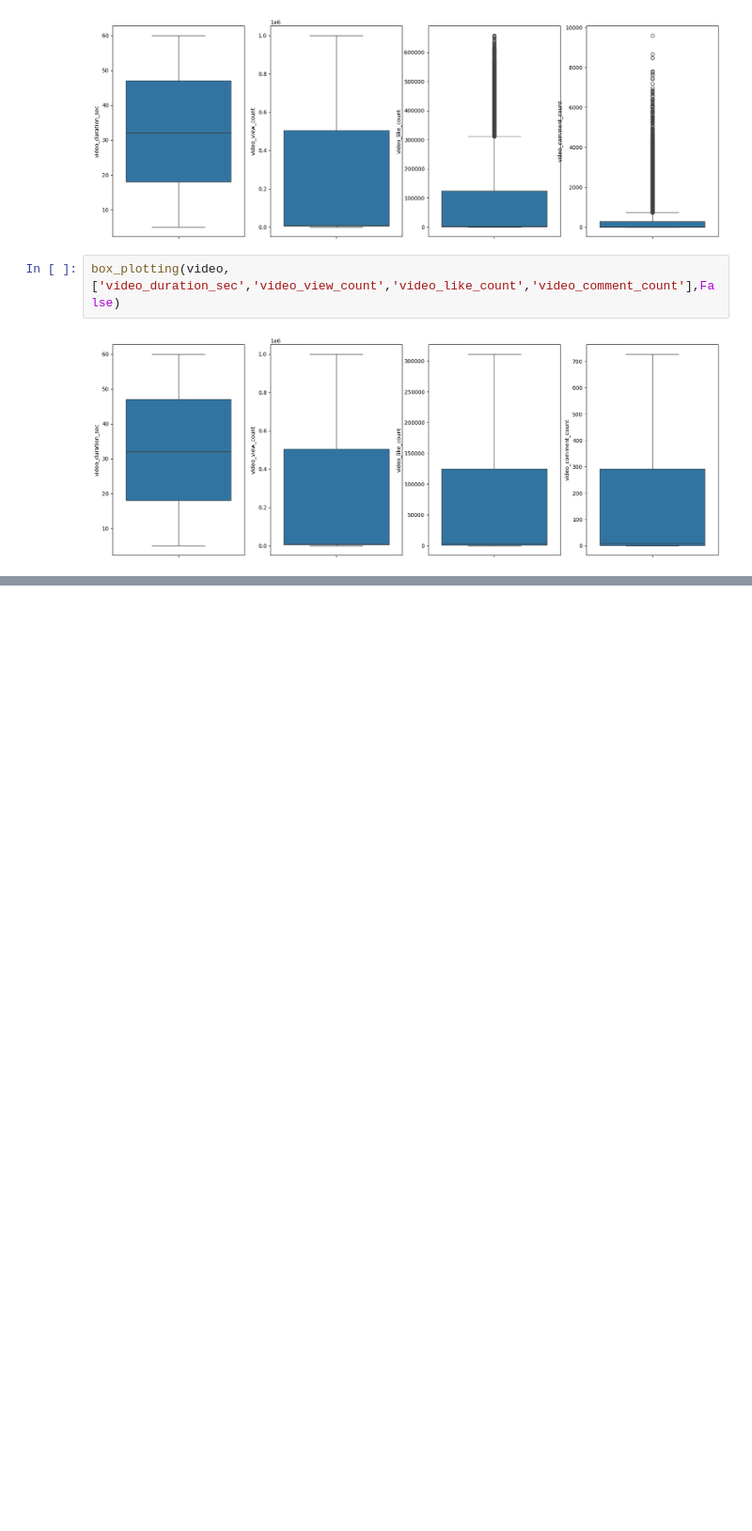
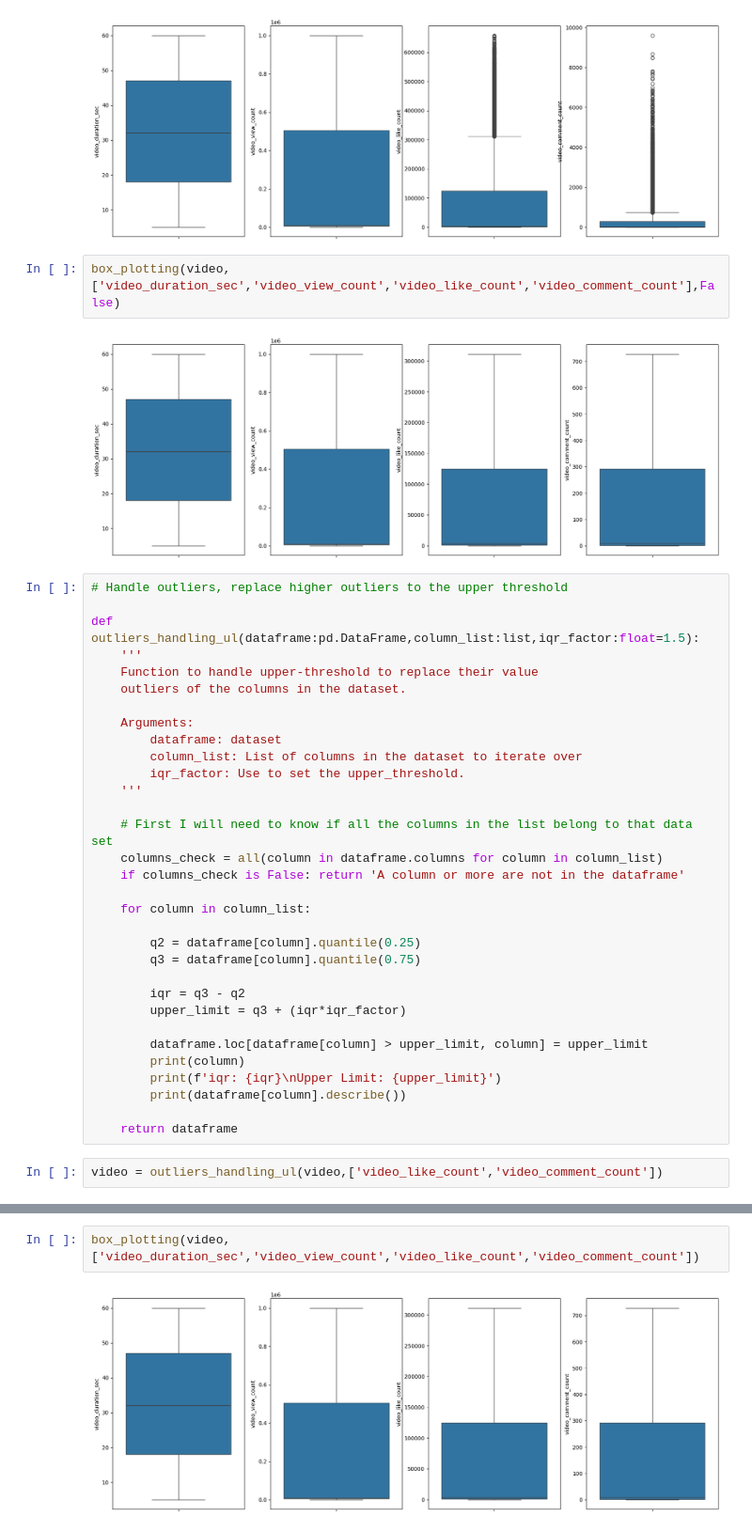
Before and after one commit to AfobCode/LearningPython, a Jupyter notebook: TikTok/code/RegressionAnalysis.ipynb, the cells around one changed output, grey strips where cells are left out. Shown at 94% size. Drawn from its saved outputs; the diff is of its cells as text; blank space fills up the shorter version.

```diff
--- a/TikTok/code/RegressionAnalysis.ipynb
+++ b/TikTok/code/RegressionAnalysis.ipynb
@@ -144,3 +144,37 @@ box_plotting(video,['video_duration_sec','video_view_count','video_like_count','
 box_plotting(video,['video_duration_sec','video_view_count','video_like_count','video_comment_count'],False)
 # %% [output]
 [figure]
+# %%
+# Handle outliers, replace higher outliers to the upper threshold
+
+def outliers_handling_ul(dataframe:pd.DataFrame,column_list:list,iqr_factor:float=1.5):
+    '''
+    Function to handle upper-threshold to replace their value
+    outliers of the columns in the dataset.
+
+    Arguments:
+        dataframe: dataset
+        column_list: List of columns in the dataset to iterate over
+        iqr_factor: Use to set the upper_threshold.
+    '''
+
+    # First I will need to know if all the columns in the list belong to that data set
+    columns_check = all(column in dataframe.columns for column in column_list)
+    if columns_check is False: return 'A column or more are not in the dataframe'
+
+    for column in column_list:
+
+        q2 = dataframe[column].quantile(0.25)
+        q3 = dataframe[column].quantile(0.75)
+
+        iqr = q3 - q2
+        upper_limit = q3 + (iqr*iqr_factor)
+
+        dataframe.loc[dataframe[column] > upper_limit, column] = upper_limit
+        print(column)
+        print(f'iqr: {iqr}\nUpper Limit: {upper_limit}')
+        print(dataframe[column].describe())
+
+    return dataframe
+# %%
+video = outliers_handling_ul(video,['video_like_count','video_comment_count'])
@@ -146,0 +199,4 @@ box_plotting(video,['video_duration_sec','video_view_count','video_like_count','
+# %%
+box_plotting(video,['video_duration_sec','video_view_count','video_like_count','video_comment_count'])
+# %% [output]
+[figure, added]
```
Also changed, not shown: parts of 8 cells of this notebook, 4 other files.
